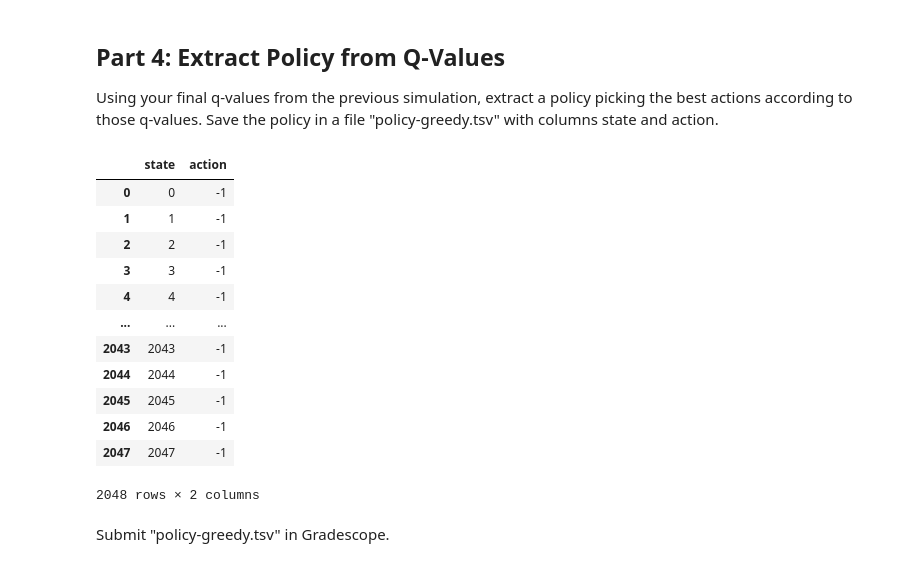
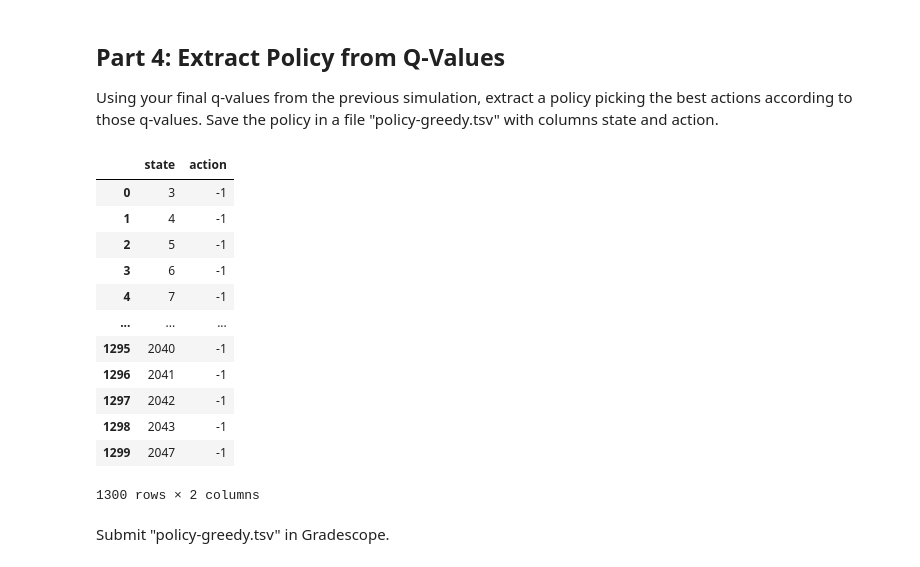
Before and after one commit to veniola/dx704-project-08, a Jupyter notebook: dx704-project-08.ipynb, the cells around one changed output. Cells and saved outputs as stored; diff of their text form; code cells hidden in the pictures.

```diff
--- a/dx704-project-08.ipynb
+++ b/dx704-project-08.ipynb
@@ -285,10 +285,12 @@ def epsilon_greedy_policy(state, actions):
     if random.random() < epsilon:
         return random.choice(actions)
 
-    # break ties randomly so an untrained q-table still explores
-    best_value = max(q_values[state, action + 1] for action in actions)
-    best_actions = [action for action in actions if q_values[state, action + 1] == best_value]
-    return random.choice(best_actions)
+    # default to action 0, only replaced by a strictly better q-value
+    best_action = 0
+    for action in actions:
+        if q_values[state, action + 1] > q_values[state, best_action + 1]:
+            best_action = action
+    return best_action
 # %% [markdown]
 Combine your epsilon-greedy policy with q-learning below and save the observations and updates in "q-greedy.tsv" with columns curr_state, curr_action, next_reward, next_state, old_value, new_value.
 # %% [markdown]
@@ -359,44 +361,45 @@ Save the policy in a file "policy-greedy.tsv" with columns state and action.
 # %%
 # ======================================
 # Part 4: Extract Policy from Q-Values
 # ======================================
+# only include states visited in the q-greedy simulation (the curr_state column of q-greedy.tsv)
 policy = {}
-for state in range(num_states):
+for state in sorted(q_greedy_df["curr_state"].unique()):
     best_action = int(np.argmax(q_values[state])) - 1
     policy[state] = best_action
 
 # Print the extracted policy
 # for state, action in policy.items():
     # print(f"State: {state}, Best Action: {action}")
 
 
 # ==================================================
 # Save policy to TSV file named 'policy-greedy.tsv'
 # ==================================================
 policy_greedy_df = pd.DataFrame({
     "state": list(policy.keys()),
     "action": list(policy.values())
     })
 
 # print(policy_greedy_df)
 
 # Save file
 policy_greedy_df.to_csv("policy-greedy.tsv", sep="\t", index=False)
 policy_greedy_df
 # %% [output]
 |  | state | action |
-| 0 | 0 | -1 |
-| 1 | 1 | -1 |
-| 2 | 2 | -1 |
-| 3 | 3 | -1 |
-| 4 | 4 | -1 |
+| 0 | 3 | -1 |
+| 1 | 4 | -1 |
+| 2 | 5 | -1 |
+| 3 | 6 | -1 |
+| 4 | 7 | -1 |
 | ... | ... | ... |
-| 2043 | 2043 | -1 |
-| 2044 | 2044 | -1 |
-| 2045 | 2045 | -1 |
-| 2046 | 2046 | -1 |
-| 2047 | 2047 | -1 |
+| 1295 | 2040 | -1 |
+| 1296 | 2041 | -1 |
+| 1297 | 2042 | -1 |
+| 1298 | 2043 | -1 |
+| 1299 | 2047 | -1 |
-2048 rows × 2 columns
+1300 rows × 2 columns
 # %% [markdown]
 Submit "policy-greedy.tsv" in Gradescope.
 # %% [markdown]
```
Also changed, not shown: parts of 1 cell of this notebook, 2 other files.
